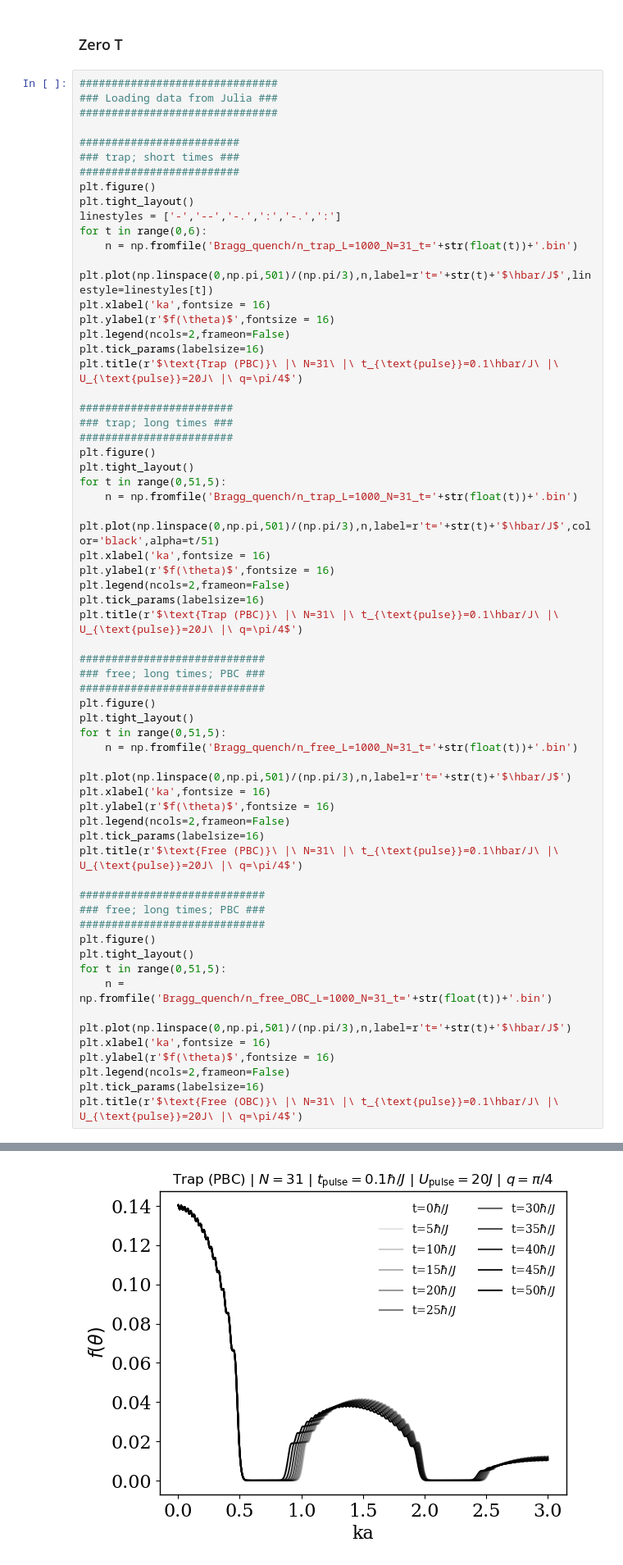
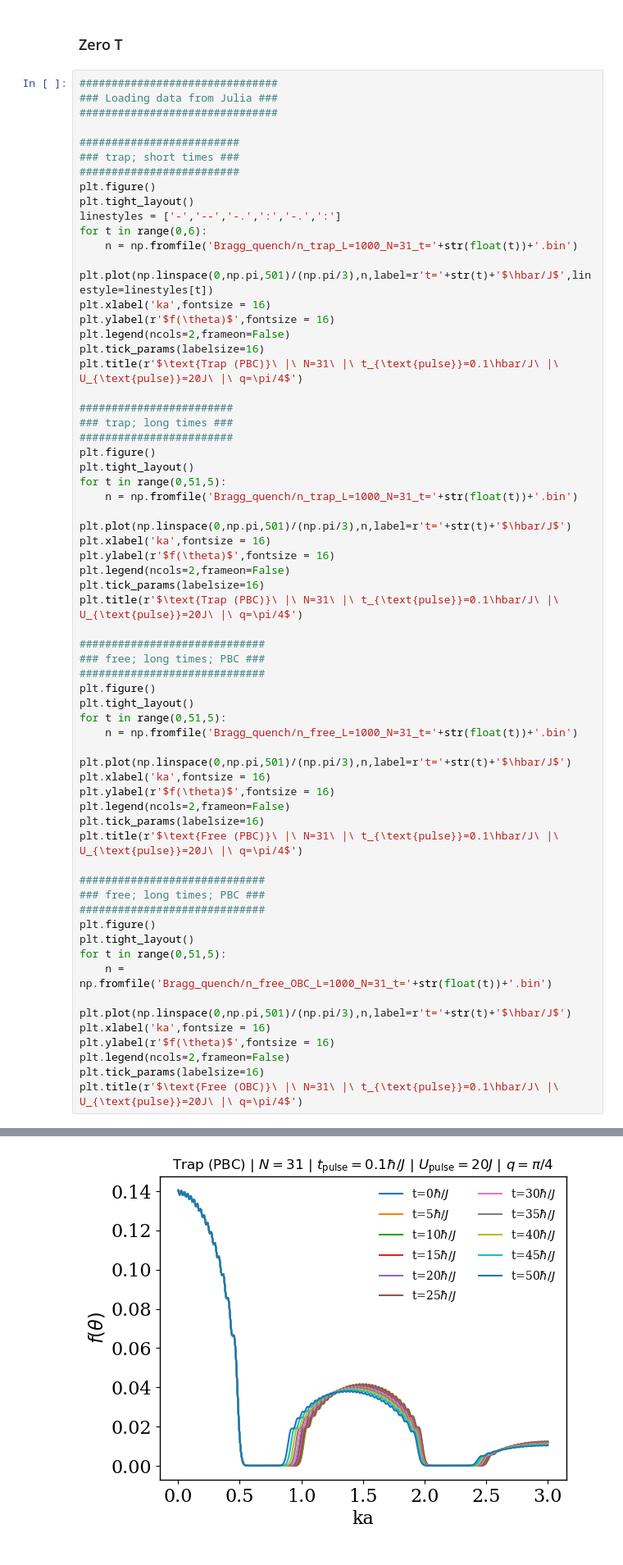
Before and after one commit to jcl6024/SF, a Jupyter notebook: ODFF_V2.ipynb, the cells around one changed output, grey strips where cells are left out. Shown at 82% size. Cells and saved outputs as stored; diff of their text form.

```diff
--- a/ODFF_V2.ipynb
+++ b/ODFF_V2.ipynb
@@ -2404,7 +2459,7 @@ plt.figure()
 plt.tight_layout()
 for t in range(0,51,5):
     n = np.fromfile('Bragg_quench/n_trap_L=1000_N=31_t='+str(float(t))+'.bin')
-    plt.plot(np.linspace(0,np.pi,501)/(np.pi/3),n,label=r't='+str(t)+'$\hbar/J$',color='black',alpha=t/51)
+    plt.plot(np.linspace(0,np.pi,501)/(np.pi/3),n,label=r't='+str(t)+'$\hbar/J$')
 plt.xlabel('ka',fontsize = 16)
 plt.ylabel(r'$f(\theta)$',fontsize = 16)
 plt.legend(ncols=2,frameon=False)
@@ -2414,34 +2469,34 @@ plt.title(r'$\text{Trap (PBC)}\ |\ N=31\ |\ t_{\text{pulse}}=0.1\hbar/J\ |\ U_{\
 #############################
 ### free; long times; PBC ###
 #############################
 plt.figure()
 plt.tight_layout()
 for t in range(0,51,5):
     n = np.fromfile('Bragg_quench/n_free_L=1000_N=31_t='+str(float(t))+'.bin')
     plt.plot(np.linspace(0,np.pi,501)/(np.pi/3),n,label=r't='+str(t)+'$\hbar/J$')
 plt.xlabel('ka',fontsize = 16)
 plt.ylabel(r'$f(\theta)$',fontsize = 16)
 plt.legend(ncols=2,frameon=False)
 plt.tick_params(labelsize=16)
 plt.title(r'$\text{Free (PBC)}\ |\ N=31\ |\ t_{\text{pulse}}=0.1\hbar/J\ |\ U_{\text{pulse}}=20J\ |\ q=\pi/4$')
 
 #############################
 ### free; long times; PBC ###
 #############################
 plt.figure()
 plt.tight_layout()
 for t in range(0,51,5):
     n = np.fromfile('Bragg_quench/n_free_OBC_L=1000_N=31_t='+str(float(t))+'.bin')
     plt.plot(np.linspace(0,np.pi,501)/(np.pi/3),n,label=r't='+str(t)+'$\hbar/J$')
 plt.xlabel('ka',fontsize = 16)
 plt.ylabel(r'$f(\theta)$',fontsize = 16)
 plt.legend(ncols=2,frameon=False)
 plt.tick_params(labelsize=16)
 plt.title(r'$\text{Free (OBC)}\ |\ N=31\ |\ t_{\text{pulse}}=0.1\hbar/J\ |\ U_{\text{pulse}}=20J\ |\ q=\pi/4$')
 # %% [output]
 Text(0.5, 1.0, '$\\text{Free (OBC)}\\ |\\ N=31\\ |\\ t_{\\text{pulse}}=0.1\\hbar/J\\ |\\ U_{\\text{pulse}}=20J\\ |\\ q=\\pi/4$')
 [figure]
-[figure, old version]
+[figure, new version]
 [figure]
 [figure]
 # %% [markdown]
```
Also changed, not shown: parts of 11 cells of this notebook, 26 other files.
